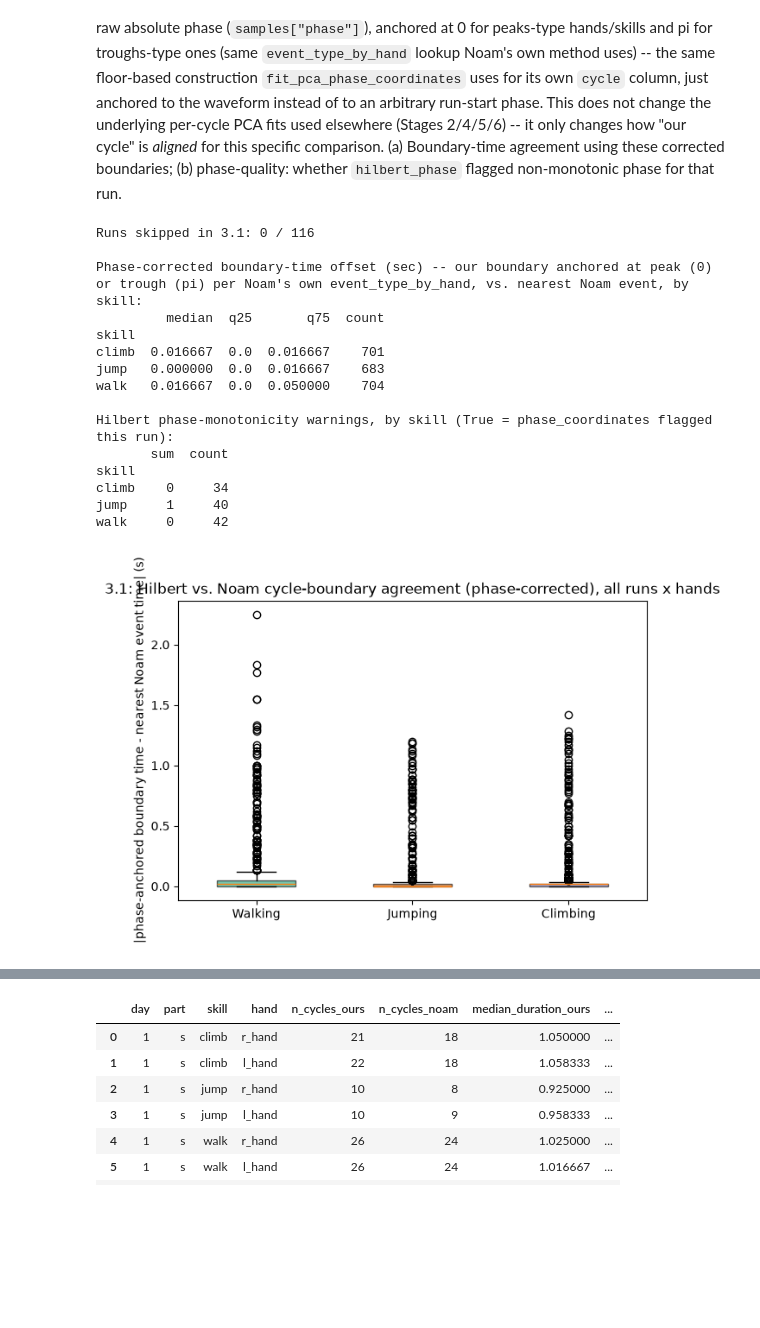
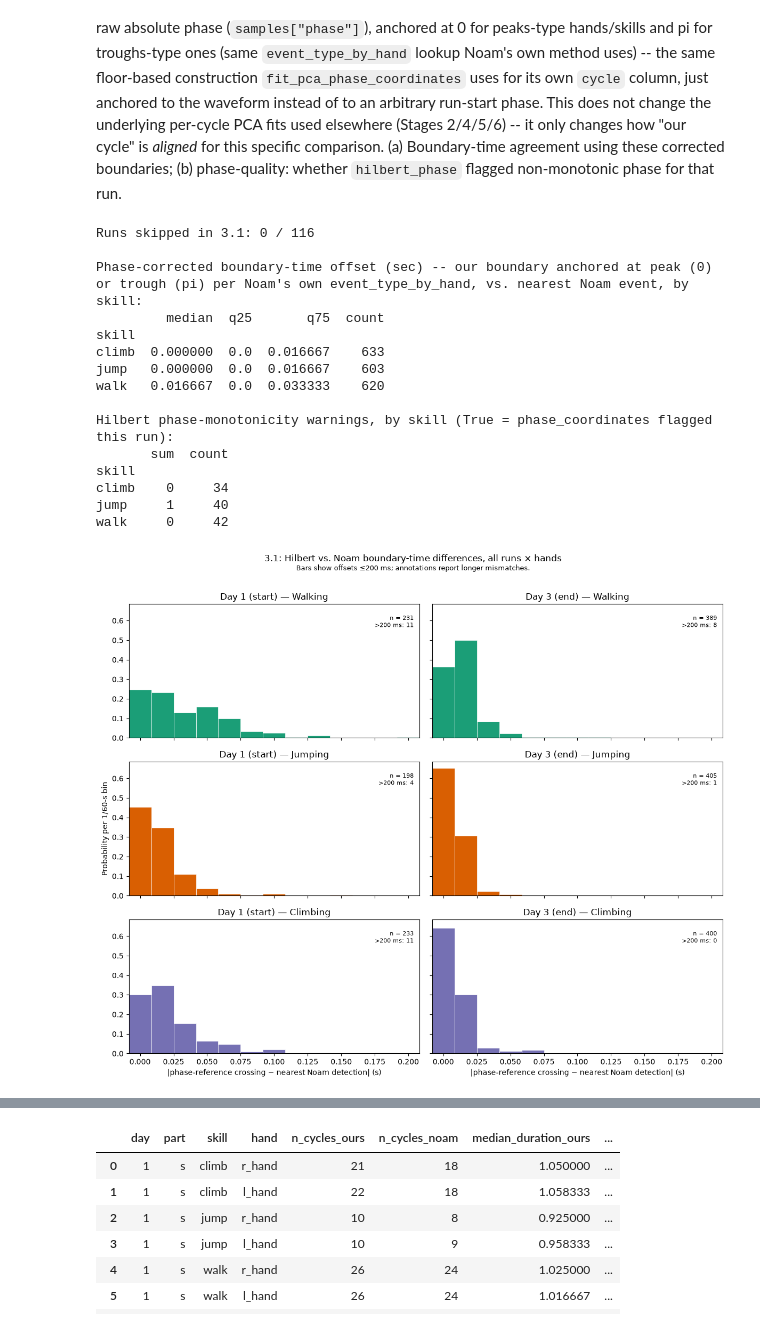
Before and after one commit to Motor-Learning-Lab/phase-coordinates, a Jupyter notebook: notebooks/gorilla_tag_analysis/02_compare_noam.ipynb, the cells around one changed output, grey strips where cells are left out. Drawn from its saved outputs; the diff is of its cells as text; code cells hidden in the pictures; blank space fills up the shorter version.

Commit message:
feat: expand Gorilla Tag cycle visualizations

```diff
--- a/notebooks/gorilla_tag_analysis/02_compare_noam.ipynb
+++ b/notebooks/gorilla_tag_analysis/02_compare_noam.ipynb
@@ -175,7 +170,15 @@ def phase_anchored_windows(phase_unwrapped, reference, min_samples=1):
             if bounds[i + 1] - bounds[i] >= min_samples]
 
 
+def phase_detection_indices(phase_unwrapped, reference):
+    """Sample indices of actual phase-reference crossings (not run edges)."""
+    shifted = np.asarray(phase_unwrapped, dtype=float) - reference
+    cycle = np.floor(shifted / (2 * np.pi)).astype(int)
+    return np.flatnonzero(np.diff(cycle) != 0) + 1
+
+
 boundary_offset_rows = []
+detection_discrepancy_rows = []  # One row per actual phase/PCA crossing.
 phase_warning_rows = []
 skipped_31 = []
 
@@ -191,8 +194,9 @@ for key, entry in PCA_CACHE.items():
         skipped_31.append({"subject": subject, "day": day, "part": part, "skill": skill,
                             "run_id": run_id, "hand": hand, "reason": "no_cycles"})
         continue
-    boundary_idx = sorted(set([w[0] for w in windows] + [w[1] for w in windows]))
-    hilbert_boundaries = np.array(boundary_idx) / FS_HZ
+    # Compare only actual phase-reference crossings, not artificial run edges.
+    boundary_idx = phase_detection_indices(phase_arr, ref)
+    hilbert_boundaries = np.asarray(boundary_idx, dtype=float) / FS_HZ
 
     try:
         raw = raw_signal_for_run(subject, day, part, skill, run_id, hand)
@@ -209,11 +213,19 @@ for key, entry in PCA_CACHE.items():
     noam_event_times = noam_events_frames / FS_HZ
 
     # Nearest-neighbor offset for each phase-anchored boundary -> nearest Noam event.
-    offsets = np.min(np.abs(hilbert_boundaries[:, None] - noam_event_times[None, :]), axis=1)
-    for off in offsets:
-        boundary_offset_rows.append({"skill": skill, "hand": hand, "offset_sec": float(off)})
+    nearest_noam_pos = np.argmin(np.abs(hilbert_boundaries[:, None] - noam_event_times[None, :]), axis=1)
+    offsets = np.abs(hilbert_boundaries - noam_event_times[nearest_noam_pos])
+    for event_idx, event_time, noam_pos, off in zip(boundary_idx, hilbert_boundaries, nearest_noam_pos, offsets):
+        boundary_offset_rows.append({"day": day, "part": part, "skill": skill,
+                                     "hand": hand, "offset_sec": float(off)})
+        detection_discrepancy_rows.append({
+            "day": day, "part": part, "skill": skill, "source_file": source_file, "run_id": run_id,
+            "hand": hand, "our_event_idx": int(event_idx), "our_event_time_sec": float(event_time),
+            "noam_event_idx": int(noam_events_frames[noam_pos]), "offset_sec": float(off),
+        })
 
 offsets_df = pd.DataFrame(boundary_offset_rows)
+discrepancies_df = pd.DataFrame(detection_discrepancy_rows)
 warn_df = pd.DataFrame(phase_warning_rows)
 
 print(f"Runs skipped in 3.1: {len(skipped_31)} / {len(PCA_CACHE)}")
@@ -234,9 +246,9 @@ Runs skipped in 3.1: 0 / 116
 Phase-corrected boundary-time offset (sec) -- our boundary anchored at peak (0) or trough (pi) per Noam's own event_type_by_hand, vs. nearest Noam event, by skill:
          median  q25       q75  count
 skill
-climb  0.016667  0.0  0.016667    701
-jump   0.000000  0.0  0.016667    683
-walk   0.016667  0.0  0.050000    704
+climb  0.000000  0.0  0.016667    633
+jump   0.000000  0.0  0.016667    603
+walk   0.016667  0.0  0.033333    620
 
 Hilbert phase-monotonicity warnings, by skill (True = phase_coordinates flagged this run):
        sum  count
@@ -245,15 +257,39 @@ climb    0     34
 jump     1     40
 walk     0     42
 # %%
-fig, ax = plt.subplots(figsize=(7, 4.5))
-for skill in ["walk", "jump", "climb"]:
-    vals = offsets_df.loc[offsets_df.skill == skill, "offset_sec"]
-    ax.boxplot(vals, positions=[["walk", "jump", "climb"].index(skill)], widths=0.5,
-               patch_artist=True, boxprops=dict(facecolor=P.SKILL_COLORS[skill], alpha=0.6))
-ax.set_xticks(range(3), [P.SKILL_LABELS[s] for s in ["walk", "jump", "climb"]])
-ax.set_ylabel("|phase-anchored boundary time - nearest Noam event time| (s)")
-ax.set_title("3.1: Hilbert vs. Noam cycle-boundary agreement (phase-corrected), all runs x hands")
+skills = ["walk", "jump", "climb"]
+days = [1, 3]
+# One-frame-wide bins preserve the timing resolution of the 60-Hz recordings.
+bin_width = 1 / FS_HZ
+display_max_sec = 0.20  # 12 frames; longer mismatches are reported in each panel.
+bins = np.arange(-bin_width / 2, display_max_sec + 1.5 * bin_width, bin_width)
+
+fig, axes = plt.subplots(3, 2, figsize=(12, 10), sharex=True, sharey=True)
+for row_idx, skill in enumerate(skills):
+    for col_idx, day in enumerate(days):
+        ax = axes[row_idx, col_idx]
+        condition = offsets_df[(offsets_df["skill"] == skill) & (offsets_df["day"] == day)]
+        vals = condition["offset_sec"].to_numpy()
+        part = condition["part"].iloc[0] if not condition.empty else CYCLE_PARAMS["day_part_map"][day]
+        if len(vals):
+            shown = vals[vals <= display_max_sec]
+            ax.hist(shown, bins=bins, weights=np.full(len(shown), 1 / len(vals)),
+                    color=P.SKILL_COLORS[skill], edgecolor="white", linewidth=0.5)
+            tail_count = len(vals) - len(shown)
+            ax.text(0.98, 0.92, f"n = {len(vals)}\n>200 ms: {tail_count}", transform=ax.transAxes,
+                    ha="right", va="top", fontsize=8)
+        else:
+            ax.text(0.5, 0.5, "no data", ha="center", va="center", transform=ax.transAxes)
+        ax.set_title(f"Day {day} ({P.PART_LABELS[part]}) — {P.SKILL_LABELS[skill]}")
+        ax.set_xlim(bins[0], bins[-1])
+
+for ax in axes[-1, :]:
+    ax.set_xlabel("|phase-reference crossing − nearest Noam detection| (s)")
+axes[1, 0].set_ylabel("Probability per 1/60-s bin")
+fig.suptitle("3.1: Hilbert vs. Noam boundary-time differences, all runs × hands", y=0.995)
+fig.text(0.5, 0.965, "Bars show offsets ≤200 ms; annotations report longer mismatches.", ha="center", fontsize=9)
+fig.tight_layout(rect=(0, 0, 1, 0.97))
 P.save_figure(fig, "stage3_hilbert_vs_noam_boundary_offset")
 plt.show()
 # %% [output]
-[figure, old version]
+[figure, new version]
```
Also changed, not shown: parts of 9 cells of this notebook, 41 other files.
